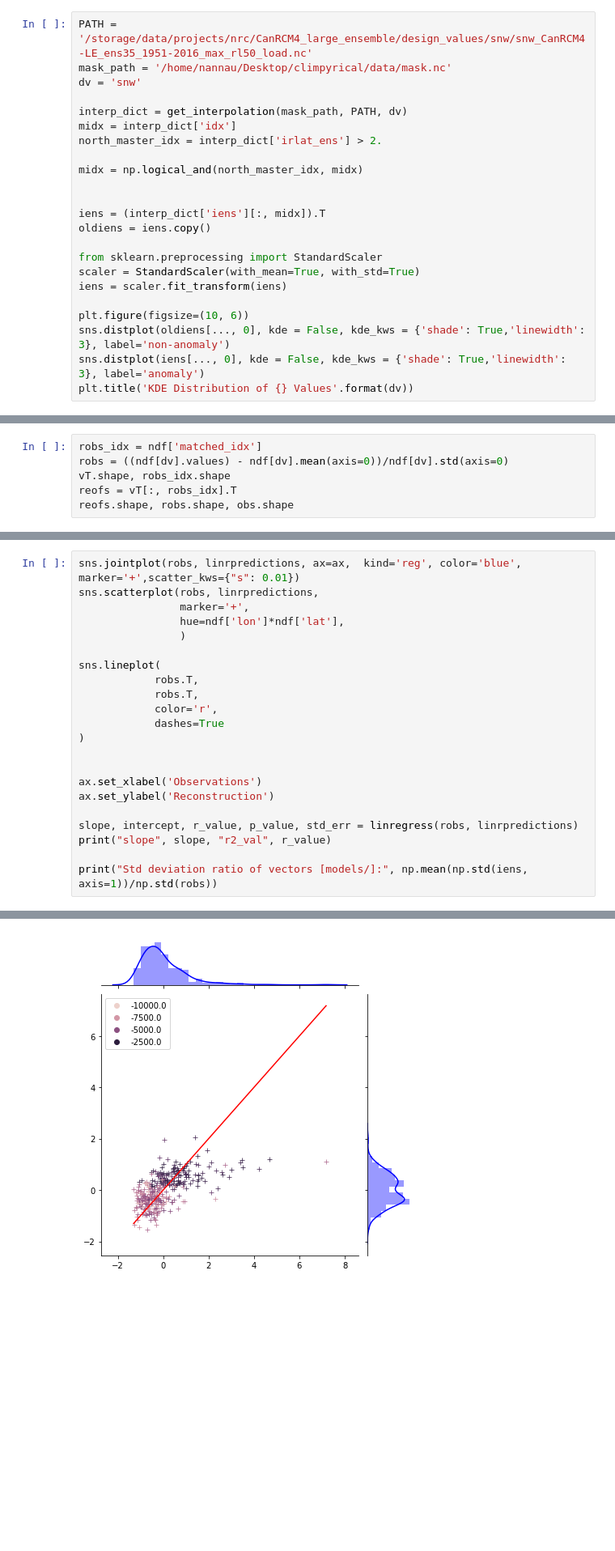
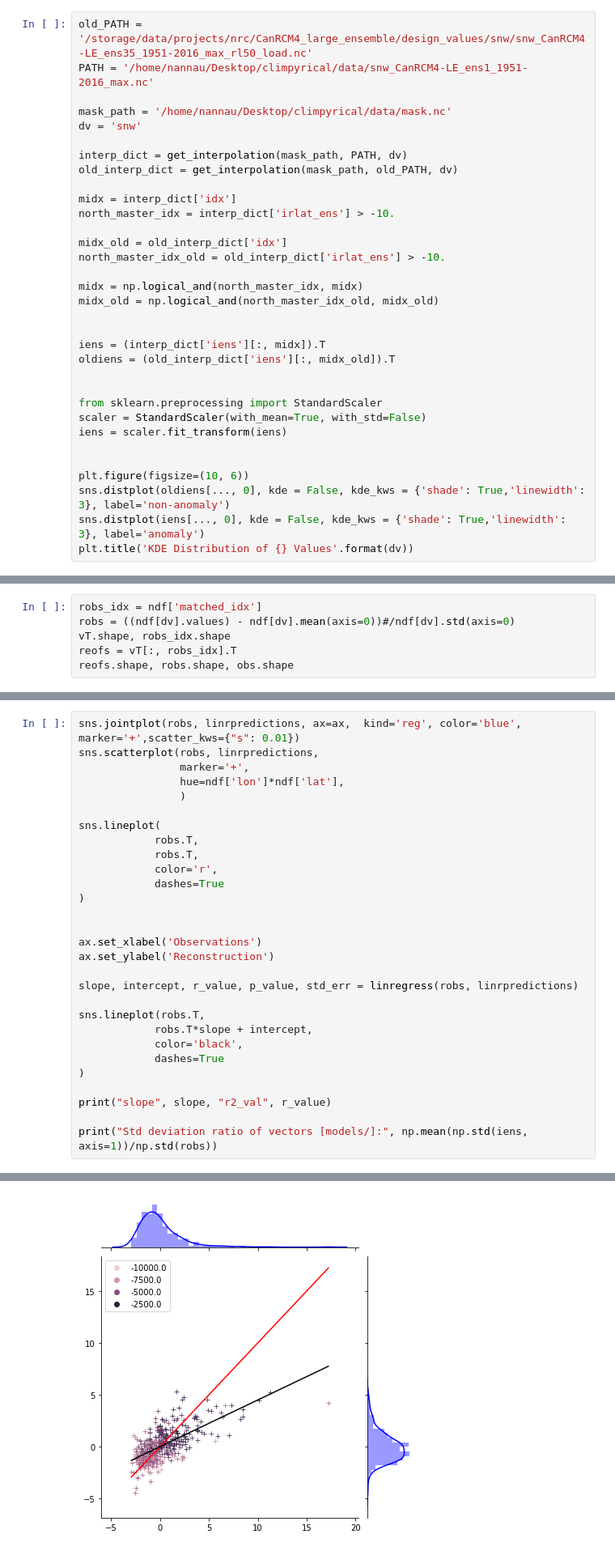
Before and after one commit to pacificclimate/climpyrical, a Jupyter notebook: notebooks/snow.ipynb, the cells around one changed output, grey strips where cells are left out. Shown at 81% size. Saved outputs shown, nothing was run; the diff lists cells and outputs as text; blank space fills up the shorter version.

```diff
--- a/notebooks/snow.ipynb
+++ b/notebooks/snow.ipynb
@@ -26,23 +29,33 @@ import pandas as pd
 ---
 Load data and interpolate the design value field
 # %%
-PATH = '/storage/data/projects/nrc/CanRCM4_large_ensemble/design_values/snw/snw_CanRCM4-LE_ens35_1951-2016_max_rl50_load.nc'
+old_PATH = '/storage/data/projects/nrc/CanRCM4_large_ensemble/design_values/snw/snw_CanRCM4-LE_ens35_1951-2016_max_rl50_load.nc'
+PATH = '/home/nannau/Desktop/climpyrical/data/snw_CanRCM4-LE_ens1_1951-2016_max.nc'
+
 mask_path = '/home/nannau/Desktop/climpyrical/data/mask.nc'
 dv = 'snw'
 
 interp_dict = get_interpolation(mask_path, PATH, dv)
+old_interp_dict = get_interpolation(mask_path, old_PATH, dv)
+
 midx = interp_dict['idx']
-north_master_idx = interp_dict['irlat_ens'] > 2.
+north_master_idx = interp_dict['irlat_ens'] > -10.
+
+midx_old = old_interp_dict['idx']
+north_master_idx_old = old_interp_dict['irlat_ens'] > -10.
 
 midx = np.logical_and(north_master_idx, midx)
+midx_old = np.logical_and(north_master_idx_old, midx_old)
 
 
 iens = (interp_dict['iens'][:, midx]).T
-oldiens = iens.copy()
+oldiens = (old_interp_dict['iens'][:, midx_old]).T
+
 
 from sklearn.preprocessing import StandardScaler
-scaler = StandardScaler(with_mean=True, with_std=True)
+scaler = StandardScaler(with_mean=True, with_std=False)
 iens = scaler.fit_transform(iens)
+
 
 plt.figure(figsize=(10, 6))
 sns.distplot(oldiens[..., 0], kde = False, kde_kws = {'shade': True,'linewidth': 3}, label='non-anomaly')
@@ -144,7 +174,7 @@ slope 0.9999999999999996 r2_val 1.0
 #### Use the real observations and regress
 # %%
 robs_idx = ndf['matched_idx']
-robs = ((ndf[dv].values) - ndf[dv].mean(axis=0))/ndf[dv].std(axis=0)
+robs = ((ndf[dv].values) - ndf[dv].mean(axis=0))#/ndf[dv].std(axis=0)
 vT.shape, robs_idx.shape
 reofs = vT[:, robs_idx].T
 reofs.shape, robs.shape, obs.shape
@@ -226,6 +256,13 @@ ax.set_xlabel('Observations')
 ax.set_ylabel('Reconstruction')
 
 slope, intercept, r_value, p_value, std_err = linregress(robs, linrpredictions)
+
+sns.lineplot(robs.T,
+            robs.T*slope + intercept,
+            color='black',
+            dashes=True
+)
+
 print("slope", slope, "r2_val", r_value)
 
 print("Std deviation ratio of vectors [models/]:", np.mean(np.std(iens, axis=1))/np.std(robs))
@@ -235,4 +272,4 @@ Std deviation ratio of vectors [models/]: 0.055142960980478925
-[figure, old version]
+[figure, new version]
 # %%
 dv_recon = interp_dict['iens'][0, ...].copy()
 dv_recon[midx] = rmodel.predict(vT.T)
```
Also changed, not shown: parts of 14 cells of this notebook.
